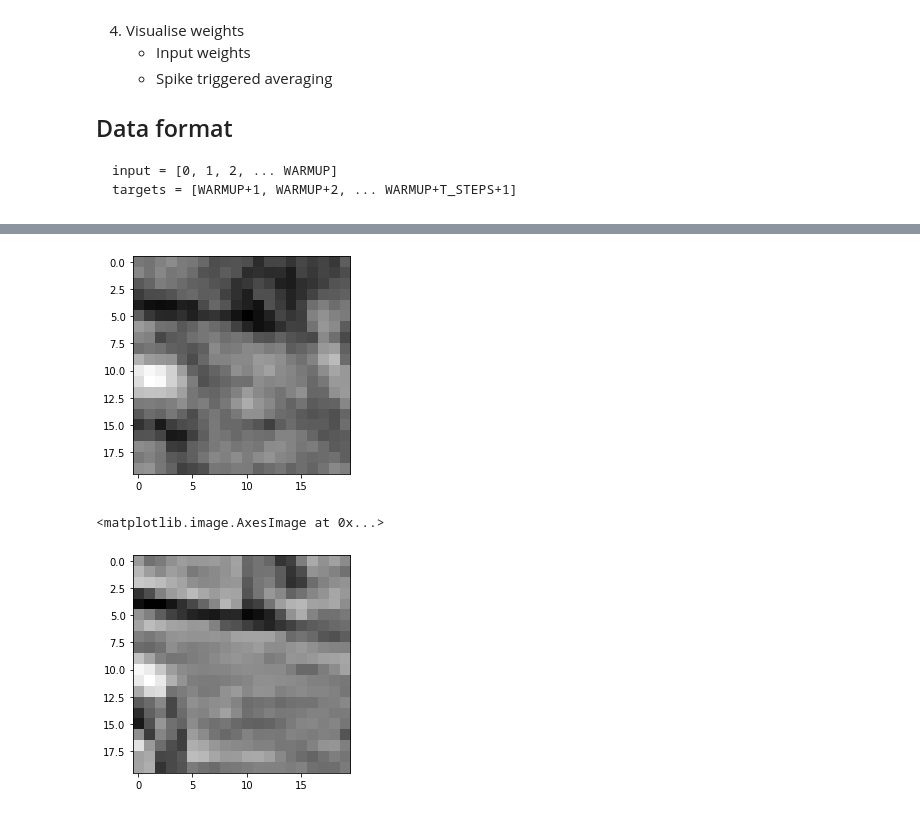
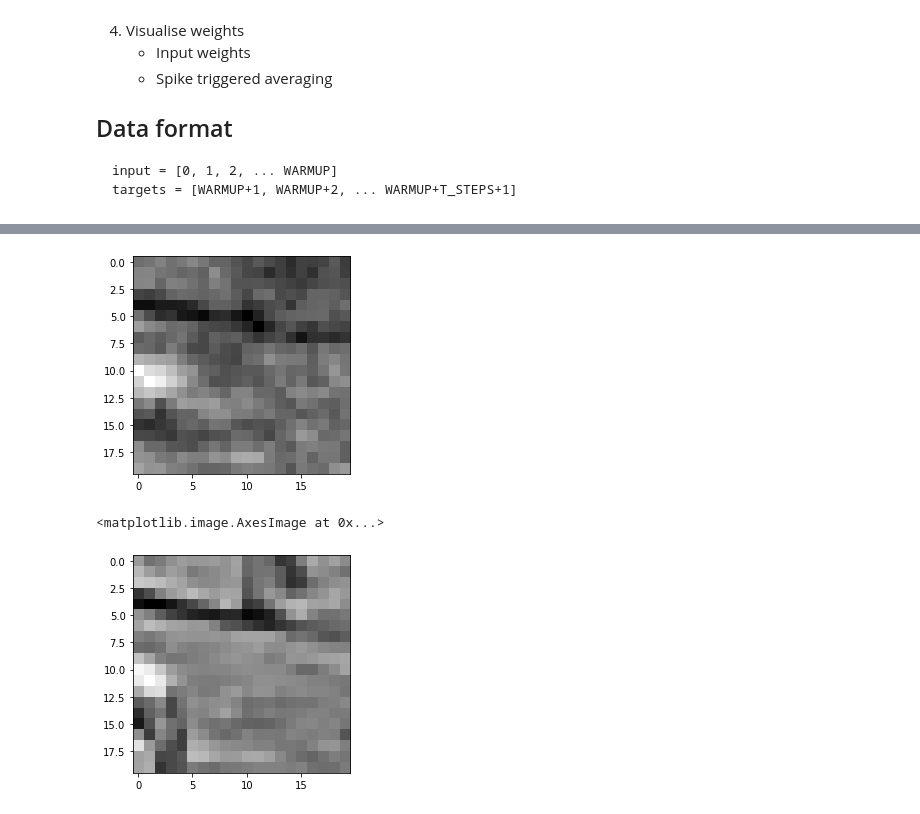
Before and after one commit to sebbkw/rnn, a Jupyter notebook: train_network.ipynb, the cells around one changed output, grey strips where cells are left out. Drawn from its saved outputs; the diff is of its cells as text; code cells hidden in the pictures.

```diff
--- a/train_network.ipynb
+++ b/train_network.ipynb
@@ -32,3 +32,6 @@ from matplotlib import pyplot as plt
 WARMUP = 20
 T_STEPS = 8
 FRAME_SIZE = 20
+
+DEVICE = torch.device('cuda' if torch.cuda.is_available() else 'cpu')
+print("Using", DEVICE)
@@ -46,18 +51,14 @@ class FramesDataset (torch.utils.data.Dataset):
         }
 
         dataset = dataset[splits[split_type]]
-        reordered = []
-        for example in dataset:
-            frames = []
-            for i in range(example.shape[-1]):
-                frame = example[:, :, i]
-                frames.append(frame.flatten())
-            reordered.append(frames)
+        dataset = torch.from_numpy(np.array(dataset))
+        dataset = dataset.type(torch.FloatTensor)
 
-        self.dataset = torch.from_numpy(np.array(reordered))
-        self.dataset = self.dataset.type(torch.FloatTensor)
+        self.dataset = dataset
+
     def __len__ (self):
         return len(self.dataset)
+
     def __getitem__ (self, i):
         window = self.dataset[i]
         x = window[:WARMUP, :]
@@ -140,5 +141,6 @@ def plot_input_weights (model, hidden_units, title=""):
 # %%
 model = RNN_Network(hidden_units = 100)
+model = model.to(DEVICE)
 
 n_epochs = 100
 lr=0.001
@@ -149,12 +151,13 @@ optimizer = torch.optim.Adam(model.parameters(), lr=lr)
 for epoch in range(1, n_epochs + 1):
     for batch_n, data in enumerate(train_data_loader):
         inputs, targets = data
+        inputs, targets = inputs.to(DEVICE), targets.to(DEVICE)
 
         optimizer.zero_grad()
         output = model(inputs)
         loss = L1_regularisation(10e-6, criterion(output, targets), model)
         loss.backward()
-        nn.utils.clip_grad_value_(net.parameters(), clip_value=1.0)  #Gradient Value Clipping
+        nn.utils.clip_grad_value_(model.parameters(), clip_value=1.0)  #Gradient Value Clipping
         optimizer.step()
 
     print('Epoch: {}/{}.............'.format(epoch, n_epochs), end=' ')
@@ -171,16 +186,16 @@ Epoch: 6/100............. Loss: 1.8298
 # %%
 x, y = train_dataset[0]
 pred = torch.squeeze(model(torch.unsqueeze(x, 0)), 0)
 
-n = 8
+im_n = -1
 
-im_pred = pred[n].view(20, 20).detach().numpy()
-im_y = y[n].view(20, 20).detach().numpy()
+im_pred = pred[im_n].view(20, 20).detach().numpy()
+im_y = y[im_n].view(20, 20).detach().numpy()
 
 plt.imshow(im_pred, cmap='gray')
 plt.show()
 plt.imshow(im_y, cmap='gray')
 # %% [output]
-[figure, old version]
+[figure, new version]
 <matplotlib.image.AxesImage at 0x...>
 [figure]
```
Also changed, not shown: parts of 4 cells of this notebook, 1 other file.
